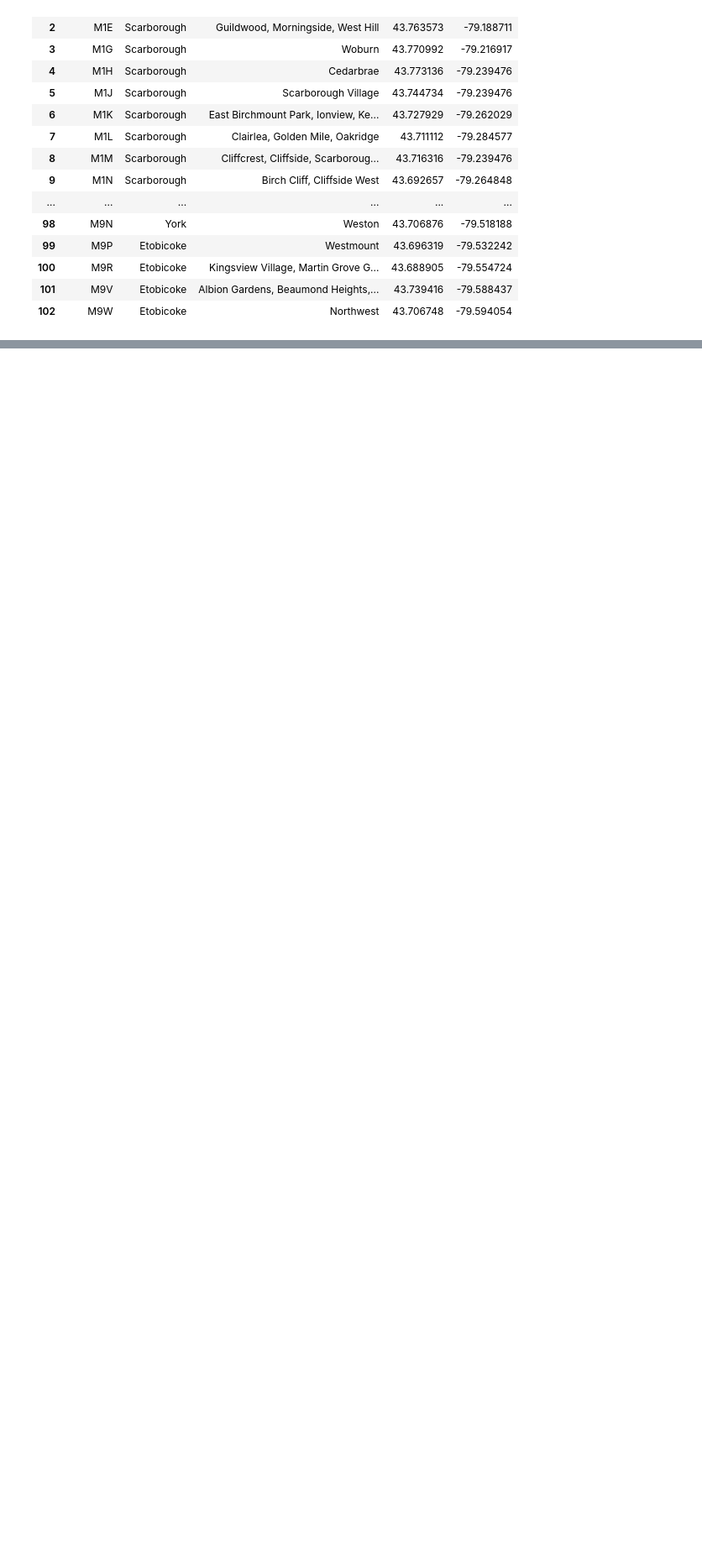
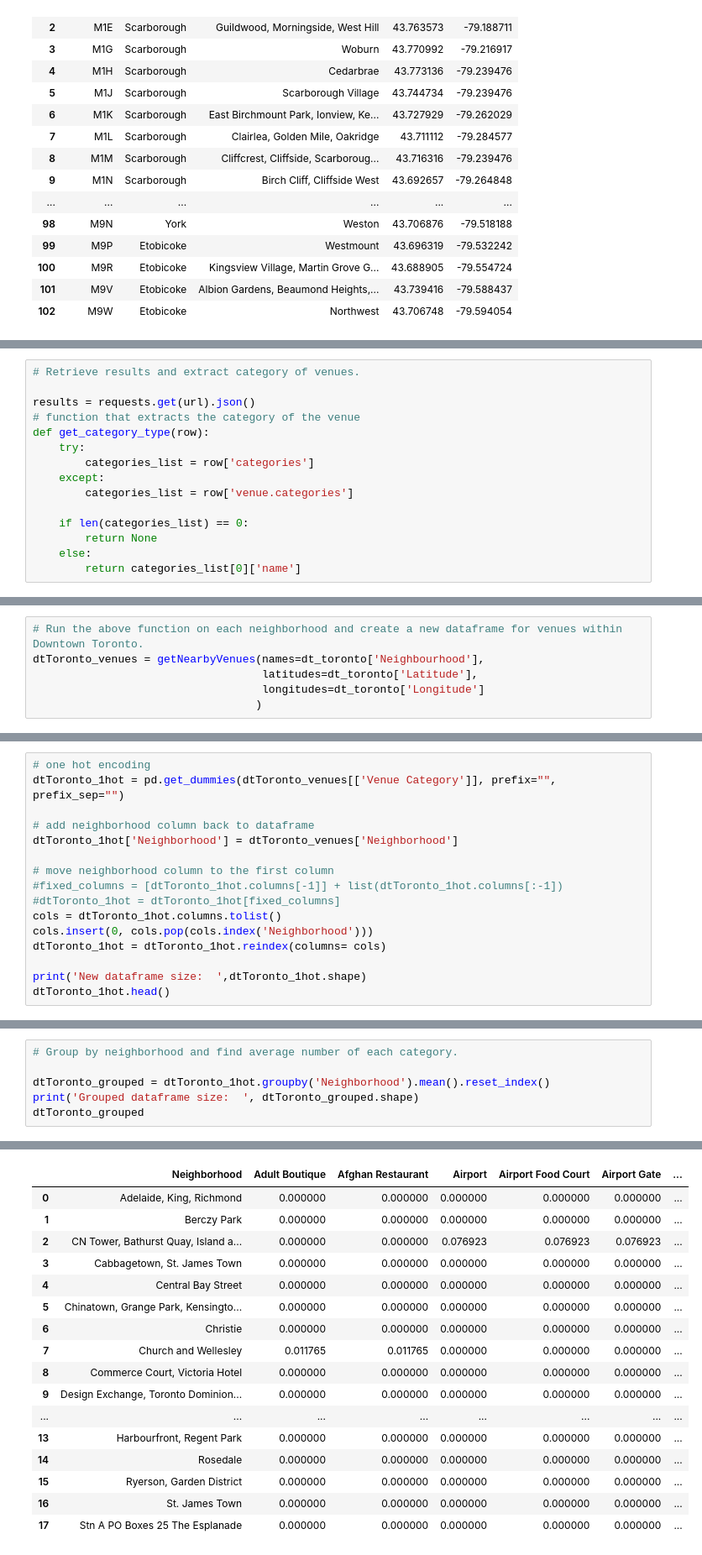
Before and after one commit to bit-kitty/Coursera-IBM-Data-Science, a Jupyter notebook: Course_9_PR-Segmenting-and-Clustering-Toronto-Neighborhoods.ipynb, the cells around one changed output, grey strips where cells are left out. Shown: that part at 84% size. Drawn from its saved outputs; the diff is of its cells as text; blank space fills up the shorter version.

```diff
--- a/Course_9_PR-Segmenting-and-Clustering-Toronto-Neighborhoods.ipynb
+++ b/Course_9_PR-Segmenting-and-Clustering-Toronto-Neighborhoods.ipynb
@@ -215,0 +341,15 @@ df_ll_append #sorted by Postcode
+# %%
+# Retrieve results and extract category of venues.
+
+results = requests.get(url).json()
+# function that extracts the category of the venue
+def get_category_type(row):
+    try:
+        categories_list = row['categories']
+    except:
+        categories_list = row['venue.categories']
+
+    if len(categories_list) == 0:
+        return None
+    else:
+        return categories_list[0]['name']
@@ -215,0 +423,6 @@ df_ll_append #sorted by Postcode
+# %%
+# Run the above function on each neighborhood and create a new dataframe for venues within Downtown Toronto.
+dtToronto_venues = getNearbyVenues(names=dt_toronto['Neighbourhood'],
+                                   latitudes=dt_toronto['Latitude'],
+                                   longitudes=dt_toronto['Longitude']
+                                  )
@@ -215,0 +492,16 @@ df_ll_append #sorted by Postcode
+# %%
+# one hot encoding
+dtToronto_1hot = pd.get_dummies(dtToronto_venues[['Venue Category']], prefix="", prefix_sep="")
+
+# add neighborhood column back to dataframe
+dtToronto_1hot['Neighborhood'] = dtToronto_venues['Neighborhood']
+
+# move neighborhood column to the first column
+#fixed_columns = [dtToronto_1hot.columns[-1]] + list(dtToronto_1hot.columns[:-1])
+#dtToronto_1hot = dtToronto_1hot[fixed_columns]
+cols = dtToronto_1hot.columns.tolist()
+cols.insert(0, cols.pop(cols.index('Neighborhood')))
+dtToronto_1hot = dtToronto_1hot.reindex(columns= cols)
+
+print('New dataframe size:  ',dtToronto_1hot.shape)
+dtToronto_1hot.head()
@@ -215,0 +516,7 @@ df_ll_append #sorted by Postcode
+# %%
+# Group by neighborhood and find average number of each category.
+
+dtToronto_grouped = dtToronto_1hot.groupby('Neighborhood').mean().reset_index()
+print('Grouped dataframe size:  ', dtToronto_grouped.shape)
+dtToronto_grouped
+# %% [output]
@@ -215,0 +524,17 @@ df_ll_append #sorted by Postcode
+|  | Neighborhood | Adult Boutique | Afghan Restaurant | Airport | Airport Food Court | Airport Gate | ... |
+| 0 | Adelaide, King, Richmond | 0.000000 | 0.000000 | 0.000000 | 0.000000 | 0.000000 | ... |
+| 1 | Berczy Park | 0.000000 | 0.000000 | 0.000000 | 0.000000 | 0.000000 | ... |
+| 2 | CN Tower, Bathurst Quay, Island a... | 0.000000 | 0.000000 | 0.076923 | 0.076923 | 0.076923 | ... |
+| 3 | Cabbagetown, St. James Town | 0.000000 | 0.000000 | 0.000000 | 0.000000 | 0.000000 | ... |
+| 4 | Central Bay Street | 0.000000 | 0.000000 | 0.000000 | 0.000000 | 0.000000 | ... |
+| 5 | Chinatown, Grange Park, Kensingto... | 0.000000 | 0.000000 | 0.000000 | 0.000000 | 0.000000 | ... |
+| 6 | Christie | 0.000000 | 0.000000 | 0.000000 | 0.000000 | 0.000000 | ... |
+| 7 | Church and Wellesley | 0.011765 | 0.011765 | 0.000000 | 0.000000 | 0.000000 | ... |
+| 8 | Commerce Court, Victoria Hotel | 0.000000 | 0.000000 | 0.000000 | 0.000000 | 0.000000 | ... |
+| 9 | Design Exchange, Toronto Dominion... | 0.000000 | 0.000000 | 0.000000 | 0.000000 | 0.000000 | ... |
+| ... | ... | ... | ... | ... | ... | ... | ... |
+| 13 | Harbourfront, Regent Park | 0.000000 | 0.000000 | 0.000000 | 0.000000 | 0.000000 | ... |
+| 14 | Rosedale | 0.000000 | 0.000000 | 0.000000 | 0.000000 | 0.000000 | ... |
+| 15 | Ryerson, Garden District | 0.000000 | 0.000000 | 0.000000 | 0.000000 | 0.000000 | ... |
+| 16 | St. James Town | 0.000000 | 0.000000 | 0.000000 | 0.000000 | 0.000000 | ... |
+| 17 | Stn A PO Boxes 25 The Esplanade | 0.000000 | 0.000000 | 0.000000 | 0.000000 | 0.000000 | ... |
```
Also changed, not shown: parts of 45 cells of this notebook.
